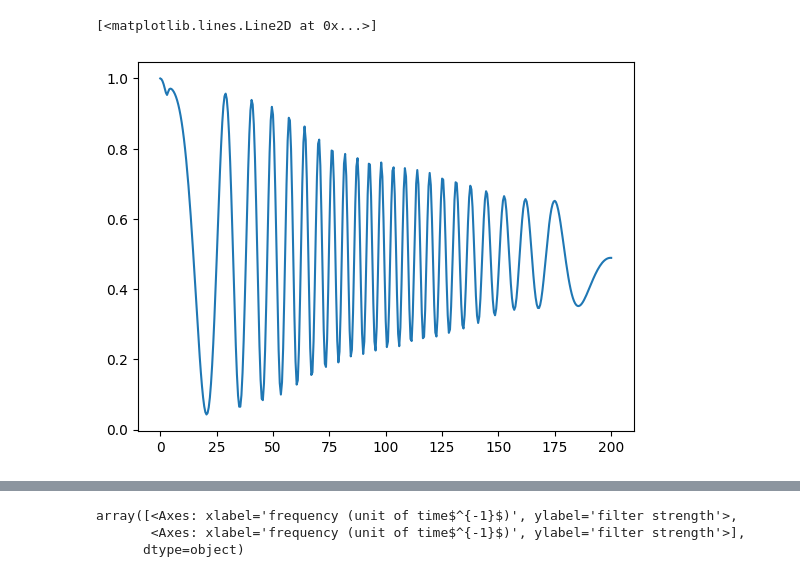
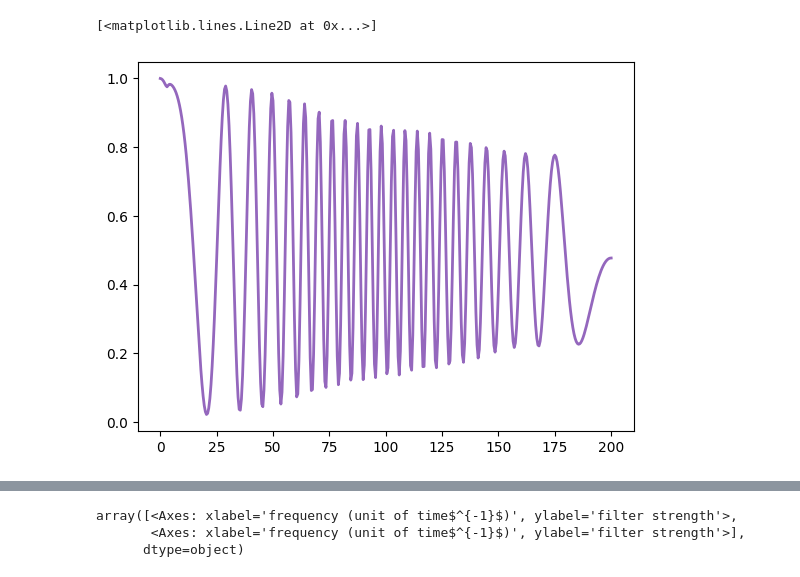
Before and after one commit to hzw770/kdshmap, a Jupyter notebook: kdshmap_example.ipynb, the cells around one changed output, grey strips where cells are left out. Drawn from its saved outputs; the diff is of its cells as text; code cells hidden in the pictures.

```diff
--- a/kdshmap_example.ipynb
+++ b/kdshmap_example.ipynb
@@ -35,4 +47,10 @@ minimal_step = 1/100
 # %%
-solver = kd.KeldyshSolver(H,t_list,minimal_step,[n,n],
-                       [f_list,f_list],[Sf_list,Sf_list],trunc_freq=[(-5,5),(-5,5)],density0 = q.basis(tmon_dim,1)*q.basis(tmon_dim,1).dag(),
-                       e_ops=[q.basis(tmon_dim,1)*q.basis(tmon_dim,1).dag()], method='trapz',goal='filter')
+import kdshmap as kd
+solver = kd.KeldyshSolver(H,t_list,minimal_step,n,
+                          f_list,Sf_list,
+                          trunc_freq=(3.4,4.5),
+                          density0 = (q.basis(tmon_dim,1)
+                                      *q.basis(tmon_dim,1).dag()),
+                          e_ops=[(q.basis(tmon_dim,1)
+                                  *q.basis(tmon_dim,1).dag())],
+                          method='trapz',goal='expect')
@@ -41,9 +57,10 @@ solver = kd.KeldyshSolver(H,t_list,minimal_step,[n,n],
 # %%
-solver.generate_expect()
-plt.plot(t_list, solver.expect[0].real)
+%matplotlib inline
+plt.plot(t_list, solver.expect[0].real, 'C4', lw = 2)
+#plt.plot(t_list_full, ms_result.expect[0], 'k--', alpha = 1, lw = 1)
 # %% [output]
 [<matplotlib.lines.Line2D at 0x...>]
-[figure, old version]
+[figure, new version]
 # %%
 solver2 = kd.KeldyshSolver(H,t_list,minimal_step,[n,n],
                        [f_list,f_list],[Sf_list,Sf_list],trunc_freq=[(-5,5),(-5,5)],density0 = q.basis(tmon_dim,1)*q.basis(tmon_dim,1).dag(),
```
Also changed, not shown: parts of 27 cells of this notebook, 6 other files.
